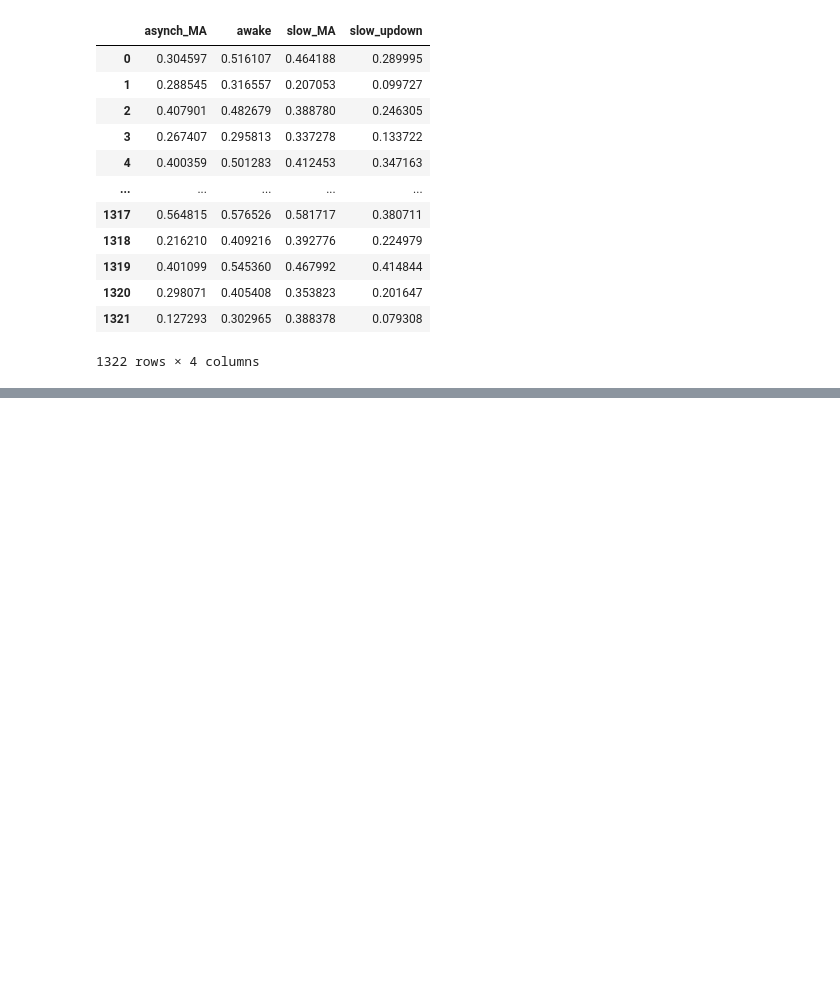
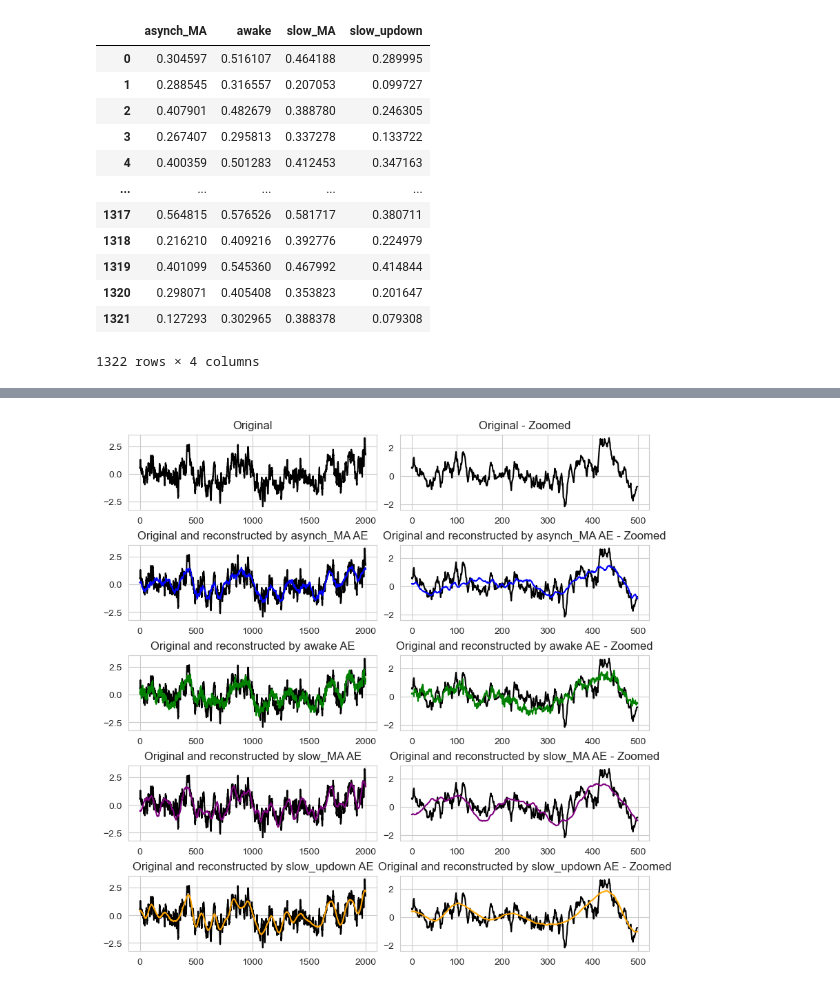
Before and after one commit to arnaumarin/LFPDeepStates, a Jupyter notebook: AE/AE_phoebe_ses210626wGT.ipynb, the cells around one changed output, grey strips where cells are left out. Cells and saved outputs as stored; diff of their text form; code cells hidden in the pictures; blank space fills up the shorter version.

```diff
--- a/AE/AE_phoebe_ses210626wGT.ipynb
+++ b/AE/AE_phoebe_ses210626wGT.ipynb
@@ -549,0 +672,5 @@ limits_for_state
+# %%
+# for good classifications:
+sample_idx = 38 # match with asynch_ma
+plot_reconstructions(sample_idx, waveforms_state_2d,autoencoders)
+# %% [output]
@@ -549,0 +681 @@ limits_for_state
+[figure, added]
```
Also changed, not shown: parts of 21 cells of this notebook.
